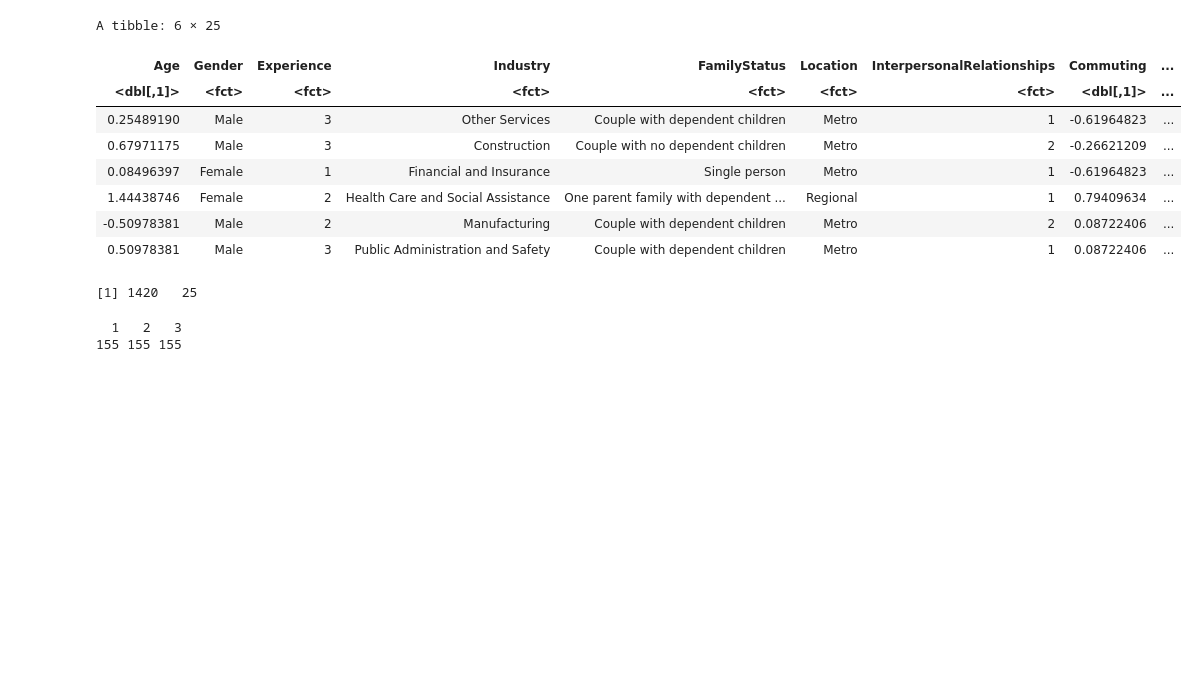
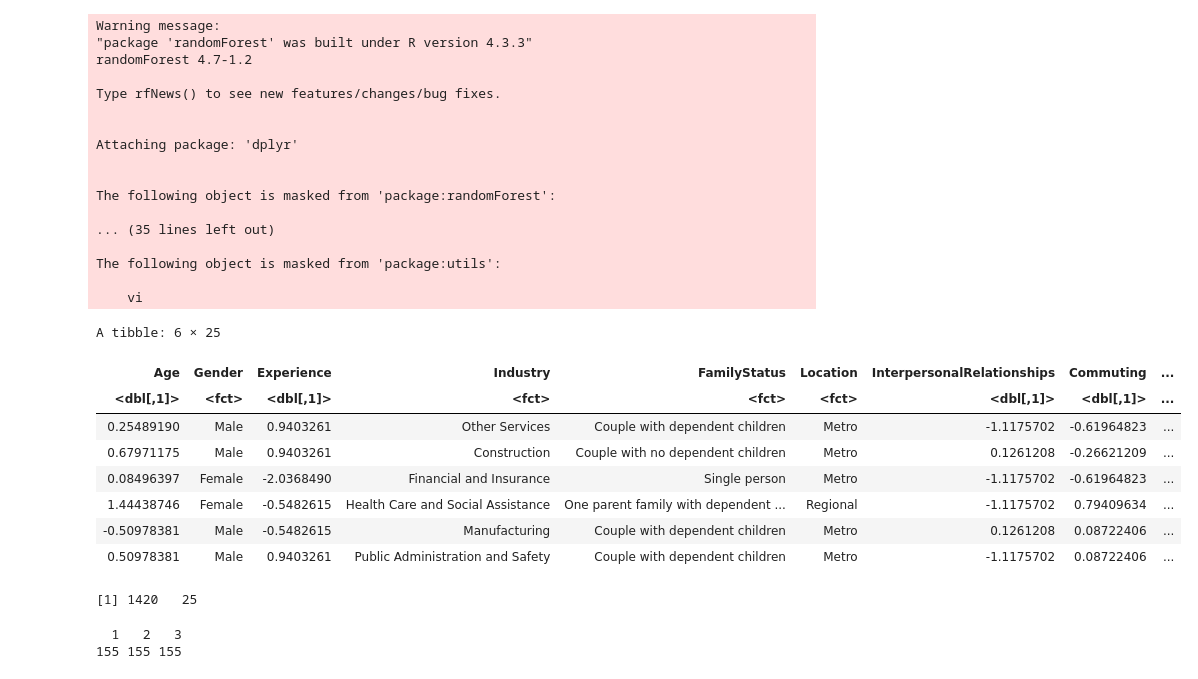
Before and after one commit to robertmackevic/dm-project, a Jupyter notebook: classification.ipynb, the cells around one changed output. Drawn from its saved outputs; the diff is of its cells as text; code cells hidden in the pictures; blank space fills up the shorter version.

```diff
--- a/classification.ipynb
+++ b/classification.ipynb
@@ -1,42 +1,62 @@
 # %%
 library(randomForest)
 library(readr)
 library(dplyr)
 library(rpart)
 library(caret)
 library(nnet)
 library(vip)
 
+set.seed(42)
+
 data <- read_csv("nsw.csv", show_col_types = FALSE)
 categorical_columns <- c(
-  "Gender", "Experience", "Industry", "FamilyStatus",
-  "Location", "InterpersonalRelationships", "SocialIsolation",
-  "EconomicResources", "RemoteWorkCompatability", "Motivation",
-  "PhysicalEnvironment", "Wellbeing", "MentalHealth", "PhysicalHealth",
-  "Sociability", "ManagingRole", "RemoteWorkExtent",
-  "RemoteWorkSupport", "Productivity"
+  "Gender", "Industry", "FamilyStatus",
+  "Location",  "ManagingRole", "MentalHealth"
 )
 numeric_columns <- c(
-  "Age", "Commuting", "WorkEfficiency", "Housework", "FamilyTime", "Sleep"
+  "Age", "Experience", "Commuting", "WorkEfficiency", "Housework", "FamilyTime",
+  "RemoteWorkExtent", "RemoteWorkSupport", "Productivity",
+  "InterpersonalRelationships", "SocialIsolation", "Sleep",
+  "EconomicResources", "RemoteWorkCompatability", "Motivation",
+  "PhysicalEnvironment", "Wellbeing", "PhysicalHealth",
+  "Sociability"
 )
 
 data[categorical_columns] <- lapply(data[categorical_columns], as.factor)
 data[numeric_columns] <- lapply(data[numeric_columns], as.numeric)
 data[numeric_columns] <- lapply(data[numeric_columns], scale)
 
 head(data)
 dim(data)
 # %% [output]
-A tibble: 6 × 25
+Warning message:
+"package 'randomForest' was built under R version 4.3.3"
+randomForest 4.7-1.2
+
+Type rfNews() to see new features/changes/bug fixes.
+
+
+Attaching package: 'dplyr'
+
+
+The following object is masked from 'package:randomForest':
+
+... (35 lines left out)
+
+The following object is masked from 'package:utils':
+
+    vi
+A tibble: 6 × 25
 | Age | Gender | Experience | Industry | FamilyStatus | Location | InterpersonalRelationships | Commuting | ... |
-| <dbl[,1]> | <fct> | <fct> | <fct> | <fct> | <fct> | <fct> | <dbl[,1]> | ... |
-| 0.25489190 | Male | 3 | Other Services | Couple with dependent children | Metro | 1 | -0.61964823 | ... |
-| 0.67971175 | Male | 3 | Construction | Couple with no dependent children | Metro | 2 | -0.26621209 | ... |
-| 0.08496397 | Female | 1 | Financial and Insurance | Single person | Metro | 1 | -0.61964823 | ... |
-| 1.44438746 | Female | 2 | Health Care and Social Assistance | One parent family with dependent ... | Regional | 1 | 0.79409634 | ... |
-| -0.50978381 | Male | 2 | Manufacturing | Couple with dependent children | Metro | 2 | 0.08722406 | ... |
-| 0.50978381 | Male | 3 | Public Administration and Safety | Couple with dependent children | Metro | 1 | 0.08722406 | ... |
+| <dbl[,1]> | <fct> | <dbl[,1]> | <fct> | <fct> | <fct> | <dbl[,1]> | <dbl[,1]> | ... |
+| 0.25489190 | Male | 0.9403261 | Other Services | Couple with dependent children | Metro | -1.1175702 | -0.61964823 | ... |
+| 0.67971175 | Male | 0.9403261 | Construction | Couple with no dependent children | Metro | 0.1261208 | -0.26621209 | ... |
+| 0.08496397 | Female | -2.0368490 | Financial and Insurance | Single person | Metro | -1.1175702 | -0.61964823 | ... |
+| 1.44438746 | Female | -0.5482615 | Health Care and Social Assistance | One parent family with dependent ... | Regional | -1.1175702 | 0.79409634 | ... |
+| -0.50978381 | Male | -0.5482615 | Manufacturing | Couple with dependent children | Metro | 0.1261208 | 0.08722406 | ... |
+| 0.50978381 | Male | 0.9403261 | Public Administration and Safety | Couple with dependent children | Metro | -1.1175702 | 0.08722406 | ... |
-[1] 1420   25
+[1] 1420   25
 # %%
 min_class_size <- data %>%
   count(MentalHealth) %>%
```
Also changed, not shown: parts of 7 cells of this notebook.
